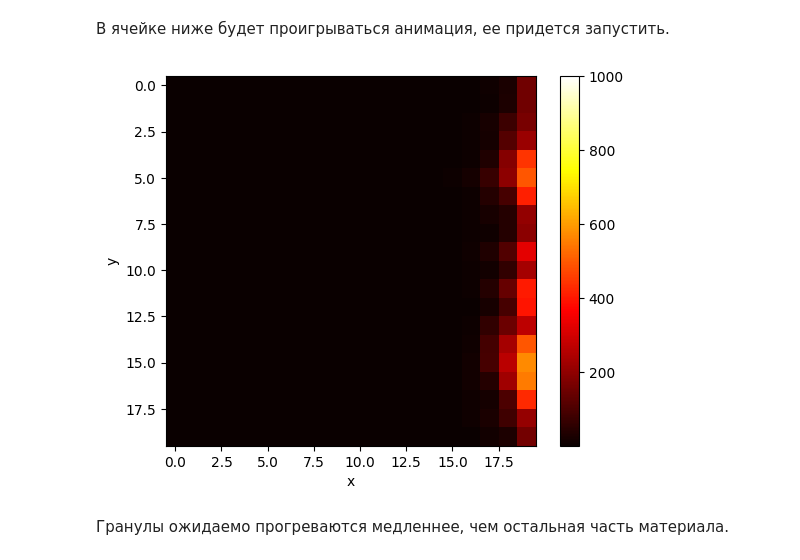
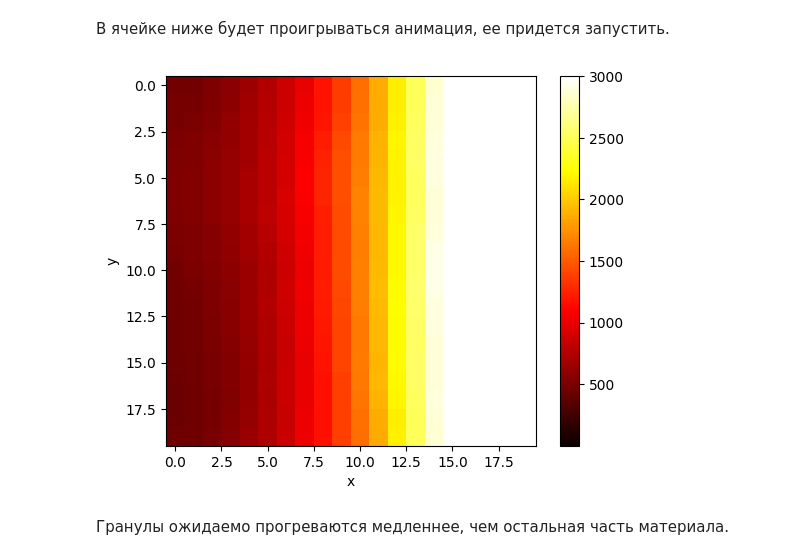
Before and after one commit to Xopppek/num_methods_sem7, a Jupyter notebook: lab5/lab5.ipynb, the cells around one changed output. Saved outputs shown, nothing was run; the diff lists cells and outputs as text; code cells hidden in the pictures.

```diff
--- a/lab5/lab5.ipynb
+++ b/lab5/lab5.ipynb
@@ -43,7 +43,7 @@ c_0 = 130 # как у свинца
 c_1 = 1020 # как у магния
 rho = 11000 # взял чуть меньше чем у свинца
 kappa = 50 # взял чуть больше чем у свинца
-q = 1000 # плотность потока, взял произвольной
+q = 1200 # плотность потока, взял произвольной
 nu = 0.5
 
 def RHS(X, Y, h_x, h_y):
@@ -86,7 +86,7 @@ def getL_csr(n_x, n_y, h_x, h_y):
     return sp.csr_matrix((val, (row, col)))
 # %%
 h_0 = 0.5
-tau = 1000
+tau = 20000
 l_x, l_y = 1, np.pi
 n_x, n_y = int(np.round(H / h_0)), int(np.round(H / h_0))
 h_x, h_y = H / n_x, H / n_y
@@ -124,23 +124,23 @@ C = tau * P_inv @ F
 # %% [markdown]
 В ячейке ниже будет проигрываться анимация, ее придется запустить.
 # %%
-t_end = 1000000
+t_end = 1e8
 u = np.ones(n_x * n_y) # положим начальную температуру константой
 #u = np.sin(np.linspace(-100, 100, n_x * n_y)) + 2
 drawing_pause = 5
 vmin = 0.5
-vmax = 1000
+vmax = 3000
 
 for i in range(int(t_end / tau)):
     u, _ = LA.cg(A, B @ u + C, x0=u)
     if i % drawing_pause == 0:
         clear_output(True)
         plt.imshow(u.reshape(n_x, n_y).T, cmap='hot', vmin=vmin, vmax=vmax)
         plt.colorbar()
         plt.xlabel('x')
         plt.ylabel('y')
         plt.show()
 # %% [output]
-[figure, old version]
+[figure, new version]
 # %% [markdown]
 Гранулы ожидаемо прогреваются медленнее, чем остальная часть материала.
```
